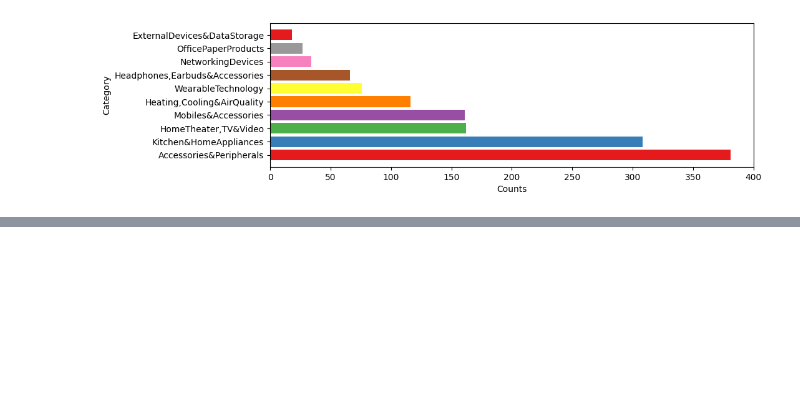
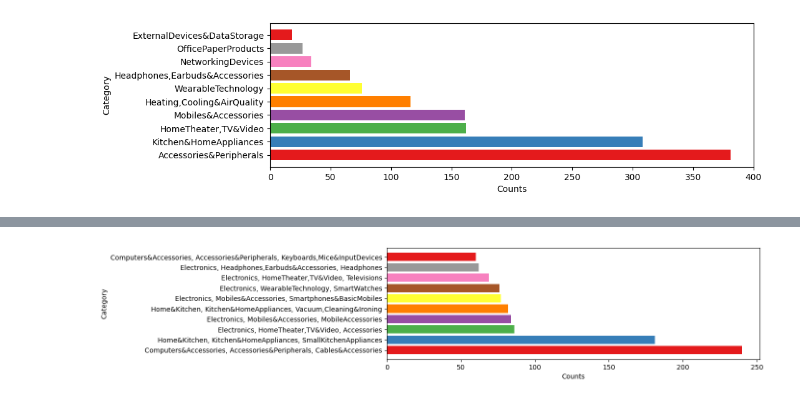
Before and after one commit to Enlightenus/Amazon_sales_analysis, a Jupyter notebook: amazon_analysis.ipynb, the cells around one changed output, grey strips where cells are left out. Drawn from its saved outputs; the diff is of its cells as text; code cells hidden in the pictures; blank space fills up the shorter version.

```diff
--- a/amazon_analysis.ipynb
+++ b/amazon_analysis.ipynb
@@ -320,0 +331,3 @@ plt.show()
+# %%
+top_10 = product_by_cat3.nlargest(10, product_by_cat3.columns.tolist())
+top_10
@@ -320,0 +347,10 @@ plt.show()
+# %%
+fig = plt.figure(figsize=(10, 3))
+# Convert multi-level index to strings
+index_labels = [', '.join(map(str, idx)) for idx in top_10.index]
+plt.barh(index_labels, top_10['Products'], color=colors)
+plt.xlabel('Counts')
+plt.ylabel('Category')
+plt.show()
+# %% [output]
+[figure, added]
```
Also changed, not shown: parts of 3 cells of this notebook.
